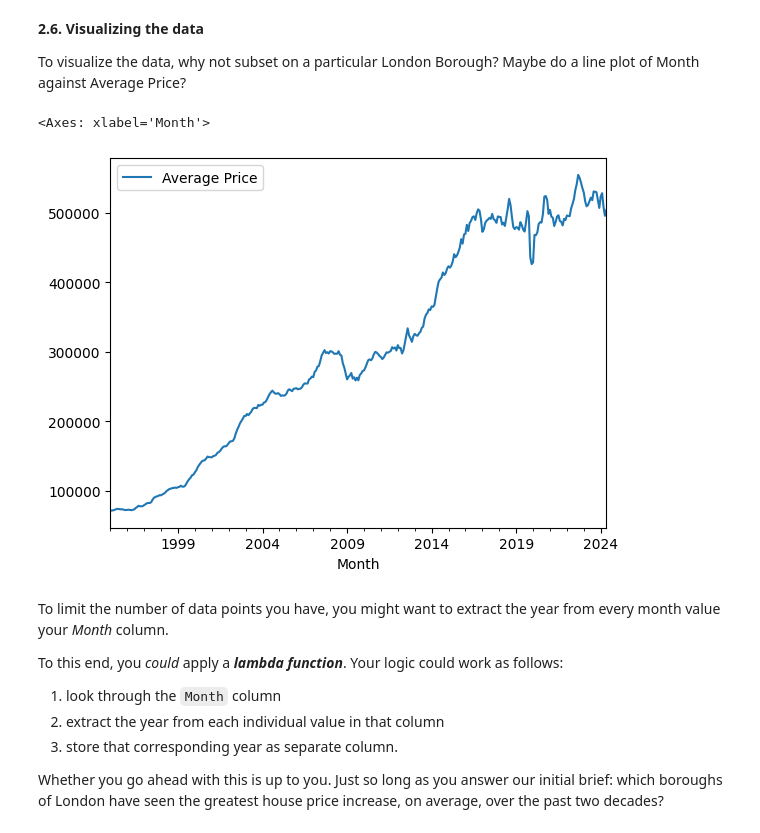
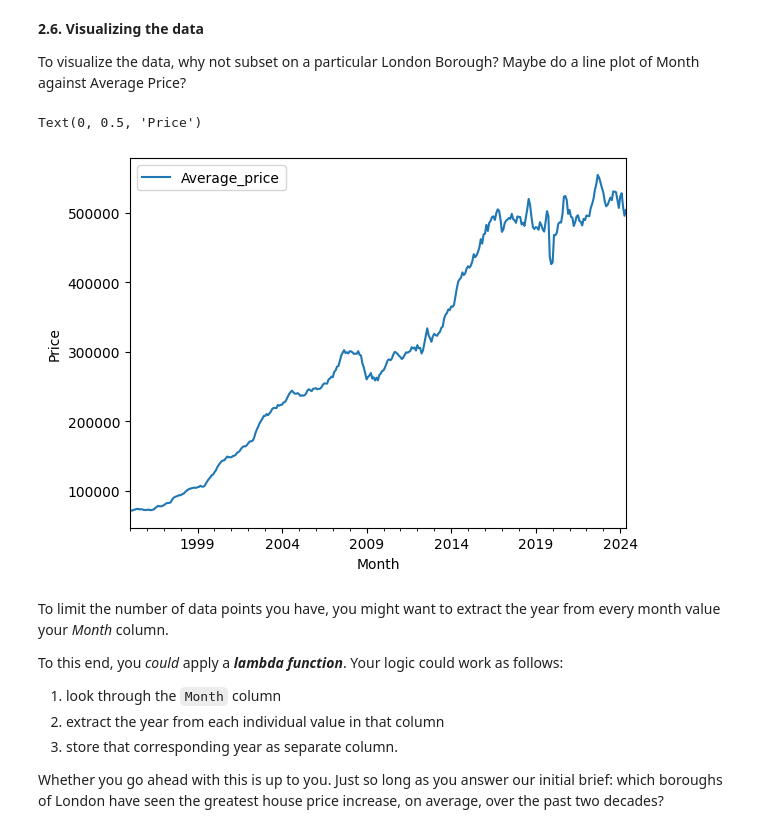
Before and after one commit to garrett-h-science/Springboard, a Jupyter notebook: Unit_4_Challenge_Tier_3.ipynb, the cells around one changed output. Cells and saved outputs as stored; diff of their text form; code cells hidden in the pictures.

```diff
--- a/Unit_4_Challenge_Tier_3.ipynb
+++ b/Unit_4_Challenge_Tier_3.ipynb
@@ -215,0 +330,2 @@ melted = melted.dropna()
+# %%
+NaNFreeDF = clean_properties.dropna()
@@ -215,0 +367,7 @@ melted = melted.dropna()
+# %%
+nonBoroughs = ['Inner London', 'Outer London',
+               'NORTH EAST', 'NORTH WEST', 'YORKS & THE HUMBER',
+               'EAST MIDLANDS', 'WEST MIDLANDS',
+              'EAST OF ENGLAND', 'LONDON', 'SOUTH EAST',
+              'SOUTH WEST', 'England']
+NaNFreeDF = NaNFreeDF[~NaNFreeDF.London_Borough.isin(nonBoroughs)]
@@ -215,0 +383,2 @@ melted = melted.dropna()
+# %%
+df = NaNFreeDF
@@ -217,11 +390,15 @@ melted = melted.dropna()
 **2.6. Visualizing the data**
 
 To visualize the data, why not subset on a particular London Borough? Maybe do a line plot of Month against Average Price?
+# %%
+brent_prices = df[df['London_Borough'] == 'Brent']
+brent_prices.head()
 # %%
-melted[melted['Borough'] == 'Brent'].plot(kind='line', x='Month', y='Average Price')
+ax = brent_prices.plot(kind='line', x='Month', y='Average_price')
+ax.set_ylabel('Price')
 # %% [output]
-<Axes: xlabel='Month'>
+Text(0, 0.5, 'Price')
-[figure, old version]
+[figure, new version]
 # %% [markdown]
 To limit the number of data points you have, you might want to extract the year from every month value your *Month* column.
 
```
Also changed, not shown: parts of 59 cells of this notebook.
